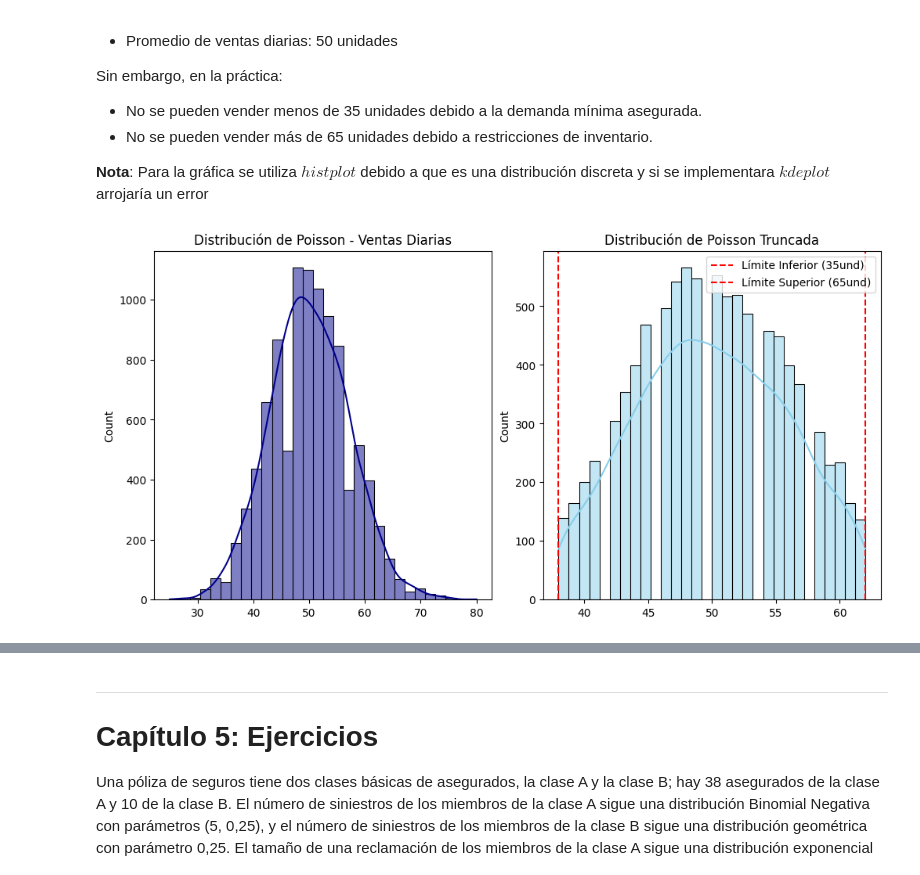
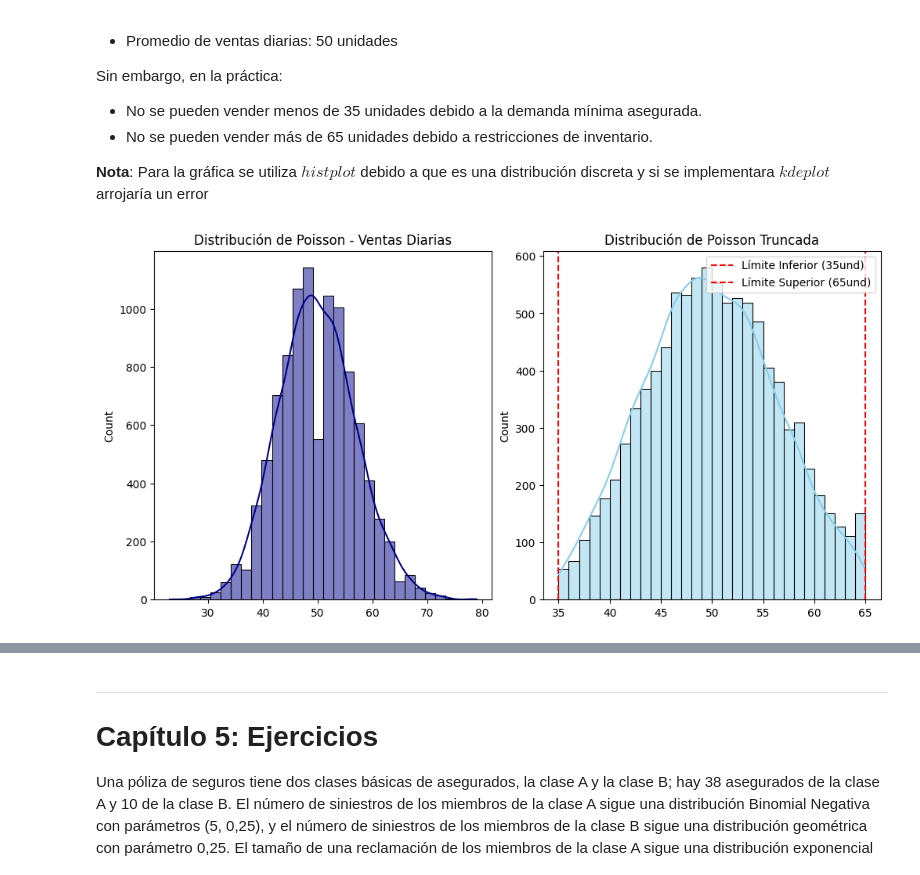
Before and after one commit to Tomaslopera/Truncamiento, a Jupyter notebook: Truncamiento.ipynb, the cells around one changed output, grey strips where cells are left out. Drawn from its saved outputs; the diff is of its cells as text; code cells hidden in the pictures.

```diff
--- a/Truncamiento.ipynb
+++ b/Truncamiento.ipynb
@@ -332,25 +331,25 @@ Sin embargo, en la práctica:
 # %%
 fig, ax = plt.subplots(nrows=1, ncols=2, figsize=(10, 5), layout='constrained')
 
 lambda_sales = 50
 
 # Distribución de Poisson
 poisson_sales = np.random.poisson(lam=lambda_sales, size=10000)
 sns.histplot(poisson_sales, bins=30, color='darkblue', kde=True, alpha=0.5, ax=ax[0])
 ax[0].set_title('Distribución de Poisson - Ventas Diarias')
 
-sales_min = np.percentile(poisson_sales, 5)  # Límite inferior de ventas
-sales_max = np.percentile(poisson_sales, 95)  # Límite superior de ventas
+sales_min = 35 # Límite inferior de ventas
+sales_max = 65 # Límite superior de ventas
 
 # Distribución Truncada
 
 truncated_poisson_sales = poisson_sales[(poisson_sales >= sales_min) & (poisson_sales <= sales_max)]
 sns.histplot(truncated_poisson_sales, bins=30, color='skyblue', kde=True, alpha=0.5, ax=ax[1])
 ax[1].set_title('Distribución de Poisson Truncada')
 ax[1].axvline(sales_min, color='red', linestyle='dashed', label='Límite Inferior (35und)')
 ax[1].axvline(sales_max, color='red', linestyle='dashed', label='Límite Superior (65und)')
 ax[1].legend()
 
 plt.show()
 # %% [output]
-[figure, old version]
+[figure, new version]
```
Also changed, not shown: parts of 4 cells of this notebook.
